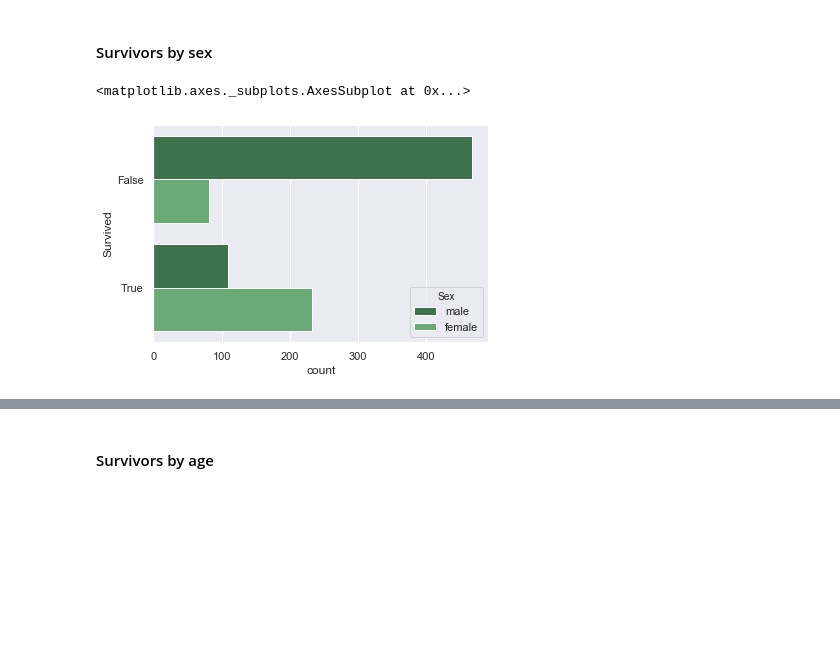
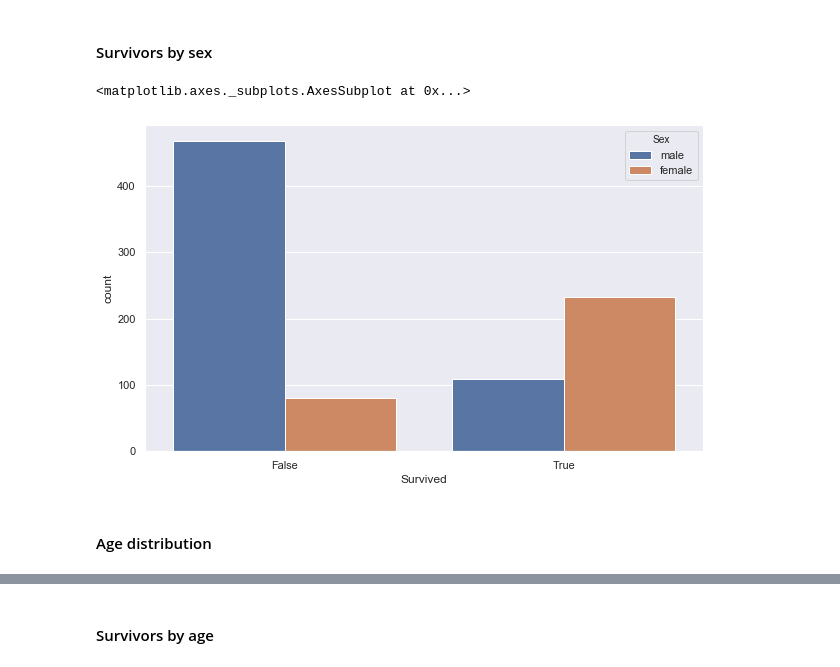
Before and after one commit to JAMorello/data-science-exercises, a Jupyter notebook: Kaggle/Titanic/Titanic, ML from disaster.ipynb, the cells around one changed output, grey strips where cells are left out. Cells and saved outputs as stored; diff of their text form; code cells hidden in the pictures; blank space fills up the shorter version.

```diff
--- a/Kaggle/Titanic/Titanic, ML from disaster.ipynb
+++ b/Kaggle/Titanic/Titanic, ML from disaster.ipynb
@@ -93,13 +93,16 @@ array([  0.    ,   4.0125,   5.    ,   6.2375,   6.4375,   6.45  ,
        134.5   , 135.6333, 146.5208, 151.55  , 153.4625, 164.8667,
        211.3375, 211.5   , 221.7792, 227.525 , 247.5208, 262.375 ,
        263.    , 512.3292])
+# %%
+# Changing char values of 'Embarked' column for string ones
+df['Embarked'].replace({'C': 'Cherbourg', 'Q': 'Queenstown', 'S':'Southampton'}, inplace=True)
 # %%
 # Adding new columns to data frame relative to fare groups
 # Lower fare: between 0 and 30 (0 inclusive) [groups going up by 2]
 # Middle fare: between 30 and 150 (30 inclusive) [groups going up by 15]
 # Higher fare: between 150 and 551 (150 inclusive) [groups going up by 50]
-df['Fare_group_lower'] = pd.cut(df['Fare'], bins=[g for g in range(0, 30, 2)], include_lowest=True)
-df['Fare_group_middle'] = pd.cut(df['Fare'], bins=[g for g in range(30, 150, 15)], include_lowest=True)
+df['Fare_group_lower'] = pd.cut(df['Fare'], bins=[g for g in range(0, 31, 2)], include_lowest=True)
+df['Fare_group_middle'] = pd.cut(df['Fare'], bins=[g for g in range(30, 151, 15)], include_lowest=True)
 df['Fare_group_higher'] = pd.cut(df['Fare'], bins=[g for g in range(150, 551, 50)], include_lowest=True)
 # %%
 # Put all Fare groups in a single column
@@ -141,7 +140,13 @@ sb.set()
+# %%
+import seaborn as sns
+sns.set(style="darkgrid", rc={'figure.figsize':(10,6)})
 # %% [markdown]
 #### Survivors by sex
 # %%
-sb.countplot(y='Survived', hue='Sex', data=df, palette="Greens_d")
+# sns.countplot(y='Survived', hue='Sex', data=df, palette="Greens_d")  # Previous plot
+sns.countplot(x='Survived', hue='Sex', data=df)
 # %% [output]
 <matplotlib.axes._subplots.AxesSubplot at 0x...>
-[figure, old version]
+[figure, new version]
+# %% [markdown]
+#### Age distribution
```
Also changed, not shown: parts of 49 cells of this notebook.
